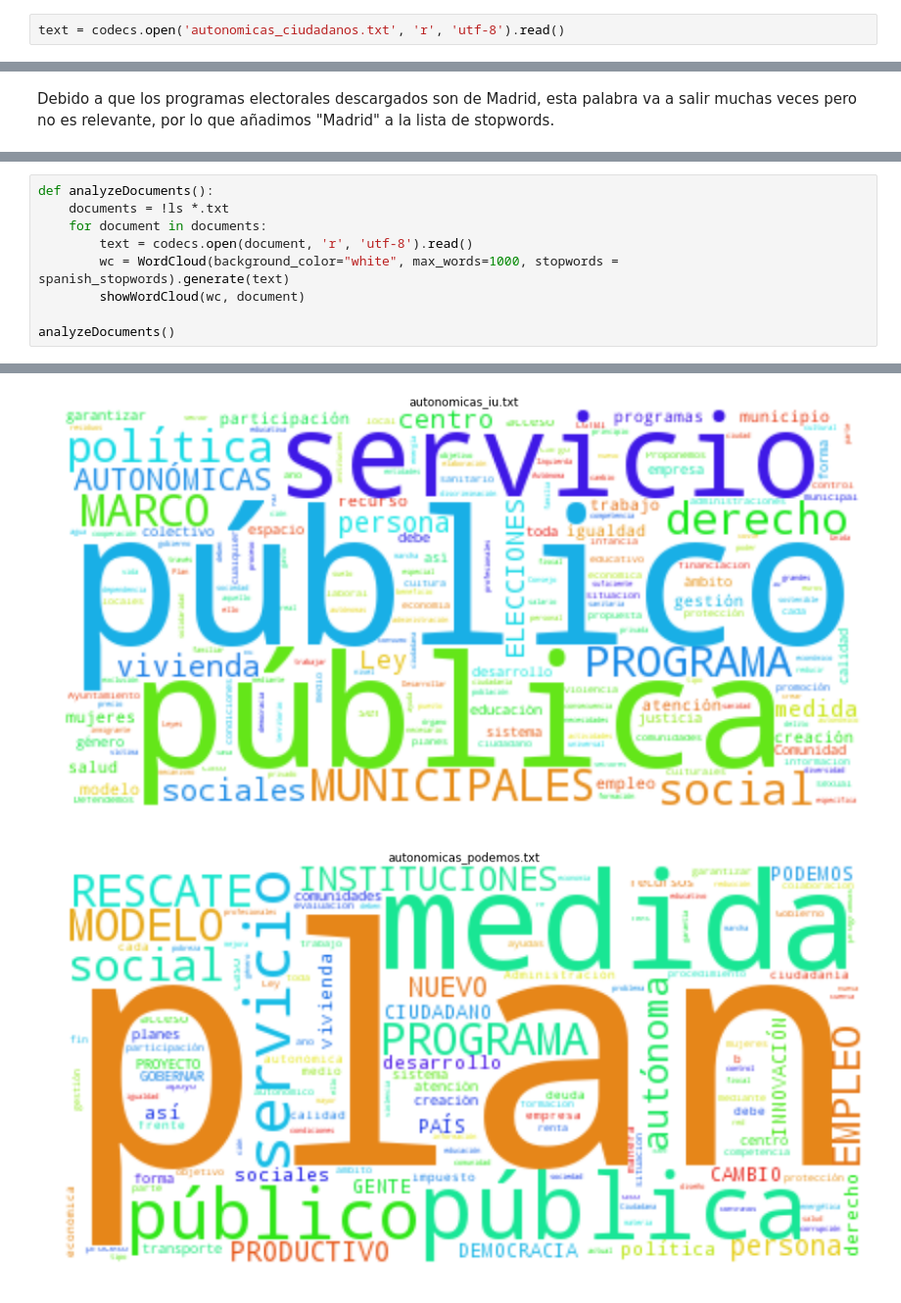
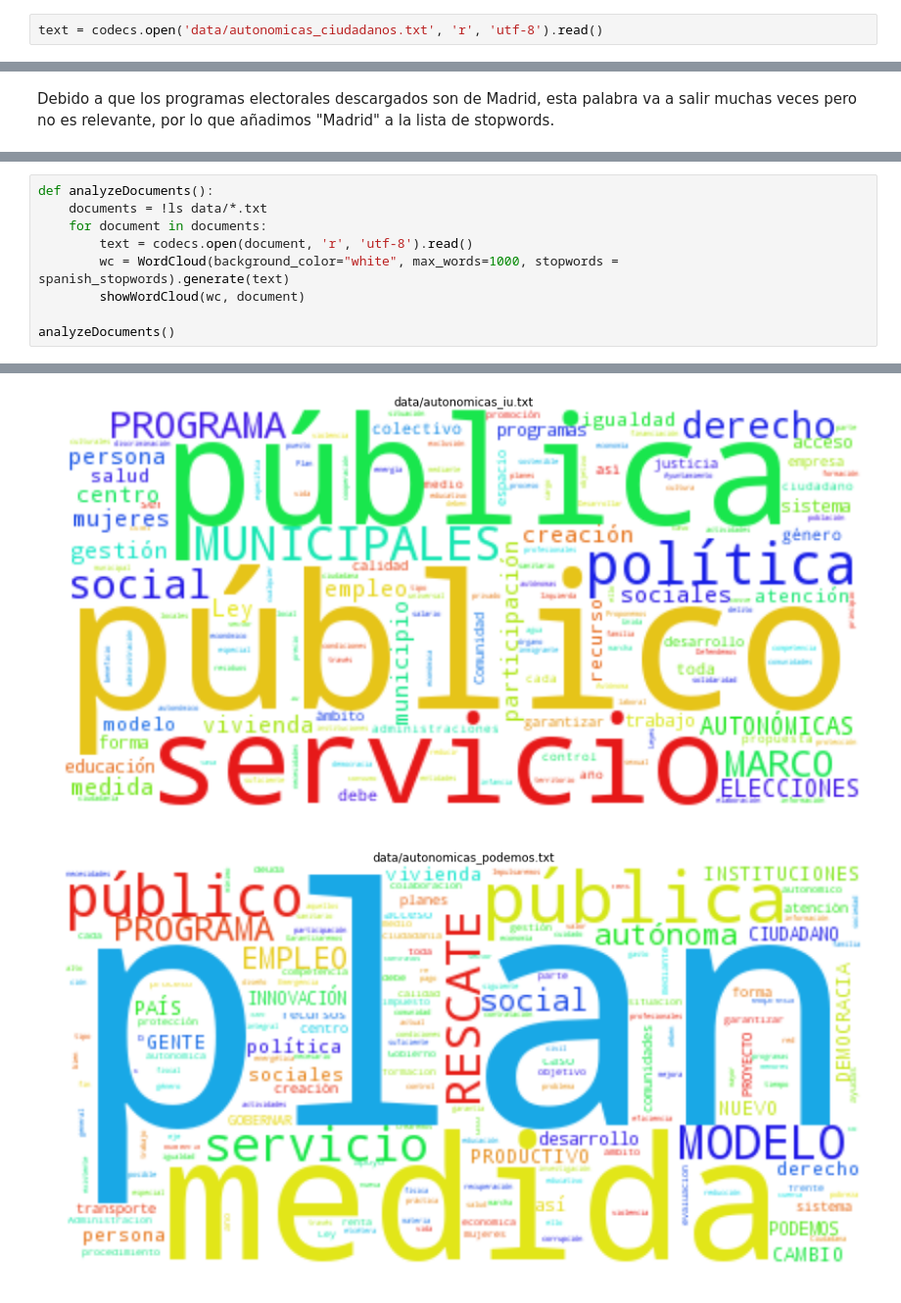
Before and after one commit to MarioPerezEsteso/Python-Machine-Learning, a Jupyter notebook: programaselecciones/programaspoliticos.ipynb, the cells around one changed output, grey strips where cells are left out. Shown at 98% size. Saved outputs shown, nothing was run; the diff lists cells and outputs as text.

```diff
--- a/programaselecciones/programaspoliticos.ipynb
+++ b/programaselecciones/programaspoliticos.ipynb
@@ -77,7 +98,7 @@ spanish_stopwords
 # %% [markdown]
 Vamos a analizar un único fichero de texto.
 # %%
-text = codecs.open('autonomicas_ciudadanos.txt', 'r', 'utf-8').read()
+text = codecs.open('data/autonomicas_ciudadanos.txt', 'r', 'utf-8').read()
 # %%
 wordcloud = WordCloud().generate(text)
 # %%
@@ -127,6 +150,6 @@ spanish_stopwords
 # %%
 def analyzeDocuments():
-    documents = !ls *.txt
+    documents = !ls data/*.txt
     for document in documents:
         text = codecs.open(document, 'r', 'utf-8').read()
         wc = WordCloud(background_color="white", max_words=1000, stopwords = spanish_stopwords).generate(text)
@@ -138,2 +161,2 @@ analyzeDocuments()
-[figure, old version]
+[figure, new version]
-[figure, old version]
+[figure, new version]
```
Also changed, not shown: parts of 21 cells of this notebook.
